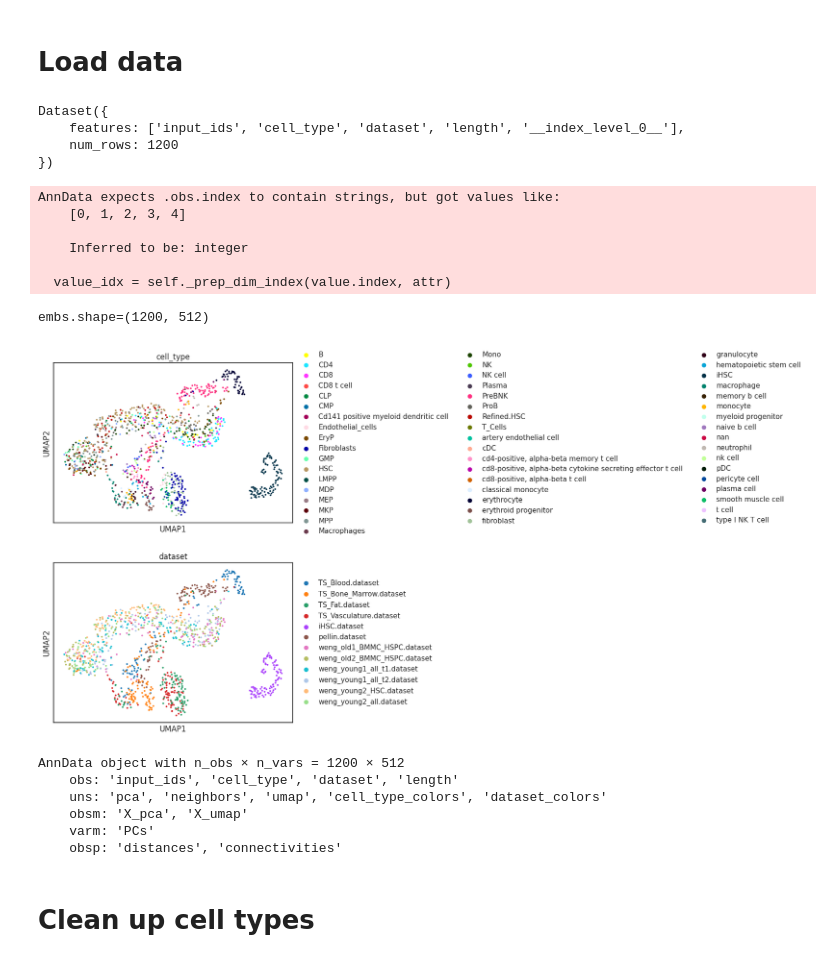
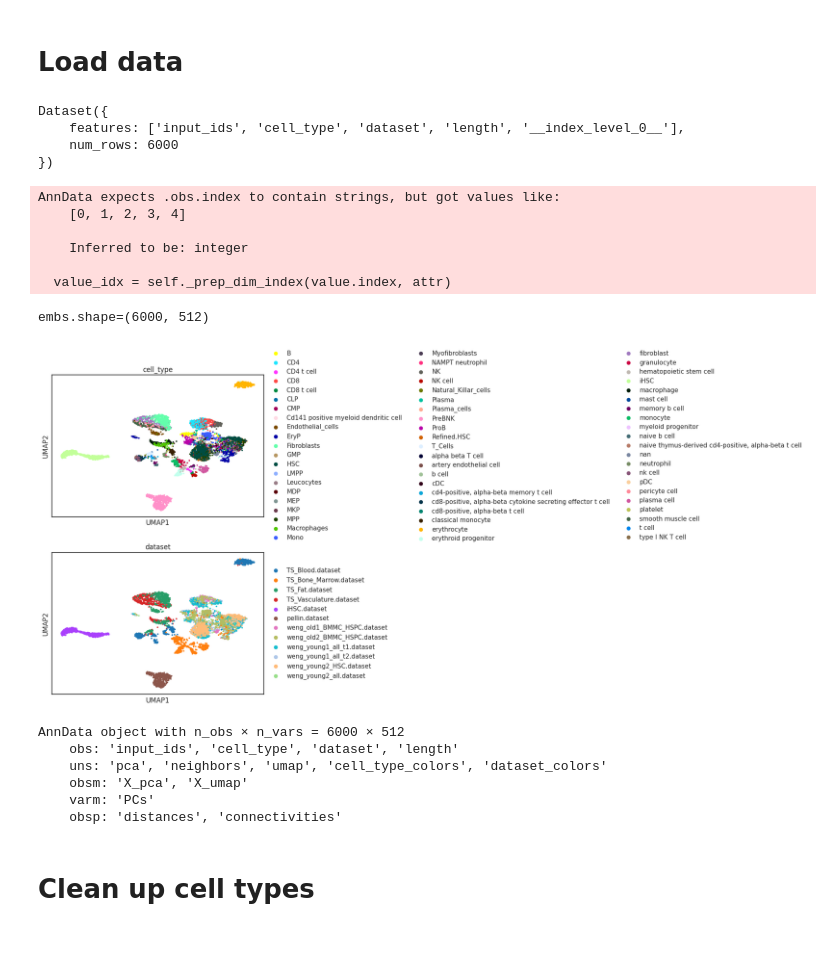
Before and after one commit to CooperStansbury/geneformer_dev, a Jupyter notebook: notebooks/iHSC/iHSC.ipynb, the cells around one changed output. Cells and saved outputs as stored; diff of their text form; code cells hidden in the pictures.

```diff
--- a/notebooks/iHSC/iHSC.ipynb
+++ b/notebooks/iHSC/iHSC.ipynb
@@ -40,28 +40,44 @@ loaded!
 # %%
 dpath = "/scratch/indikar_root/indikar1/shared_data/geneformer/datasets/"
 
-sample_size = 100
+
+def load_data(path, sample_size=None):
+    """
+    Loads data from a file, processes cell types, and returns a DataFrame.
+
+    Args:
+        path (str): The path to the dataset file.
+        sample_size (int, optional): Number of cells to sample. Defaults to None.
+    Returns:
+        pandas.DataFrame: The processed DataFrame.
+    """
+
+    df = gtu.load_data_as_dataframe(path, num_cells=sample_size)
+
+    if "iHSC" in path:
+        df['cell_type'] = "iHSC"
+    elif "pellin" in path:
+        df['cell_type'] = df['dataset']
+    elif "weng" in path:
+        df['cell_type'] = df['STD.CellType']
+    else:
+        df['cell_type'] = df['free_annotation']
+
+    # Extract basename without extension and assign to 'dataset' column
+    df['dataset'] = os.path.splitext(os.path.basename(path))[0]
+    df = df[['input_ids', 'cell_type', 'dataset', 'length']]
+
+    return df
+
+sample_size = 500
 
 df = []
 
 for dataset in os.listdir(dpath):
 
     data_path = f"{dpath}{dataset}"
-    tmp = gtu.load_data_as_dataframe(data_path,
-                                     num_cells=sample_size
-                                    )
+    tmp = load_data(data_path, sample_size)
 
-    if "iHSC" in dataset:
-        tmp['cell_type'] = "iHSC"
-    elif "pellin" in dataset:
-        tmp['cell_type'] = tmp['dataset']
-    elif 'weng' in dataset:
-        tmp['cell_type'] = tmp['STD.CellType']
-    else:
-        tmp['cell_type'] = tmp['free_annotation']
-
-    tmp['dataset'] = dataset
-    tmp = tmp[['input_ids', 'cell_type', 'dataset', 'length']]
     df.append(tmp)
 
 df = pd.concat(df)
@@ -70,42 +86,42 @@ data
 # %% [output]
 Dataset({
     features: ['input_ids', 'cell_type', 'dataset', 'length', '__index_level_0__'],
-    num_rows: 1200
+    num_rows: 6000
 })
 # %%
 reload(gtu)
 torch.cuda.empty_cache()
-embs = gtu.extract_embedding_in_mem(model, data, layer_to_quant=0)
+embs = gtu.extract_embedding_in_mem(model, data, layer_to_quant=-1)
 print(f"{embs.shape=}")
 
 # translate into an anndata object and plot
 adata = gtu.embedding_to_adata(embs)
 adata.obs = df.copy()
 
 sc.tl.pca(adata, n_comps=25)
 sc.pp.neighbors(adata, n_neighbors=200)
 sc.tl.umap(adata,
            min_dist=0.75,
           )
 
 sc.pl.umap(
     adata,
     color=["cell_type", "dataset"],
     ncols=1,
     size=30,
 )
 
 adata
 # %% [output]
 AnnData expects .obs.index to contain strings, but got values like:
     [0, 1, 2, 3, 4]
 
     Inferred to be: integer
 
   value_idx = self._prep_dim_index(value.index, attr)
-embs.shape=(1200, 512)
+embs.shape=(6000, 512)
-[figure, old version]
+[figure, new version]
-AnnData object with n_obs × n_vars = 1200 × 512
+AnnData object with n_obs × n_vars = 6000 × 512
     obs: 'input_ids', 'cell_type', 'dataset', 'length'
     uns: 'pca', 'neighbors', 'umap', 'cell_type_colors', 'dataset_colors'
     obsm: 'X_pca', 'X_umap'
```
Also changed, not shown: parts of 2 cells of this notebook, 5 other files.
